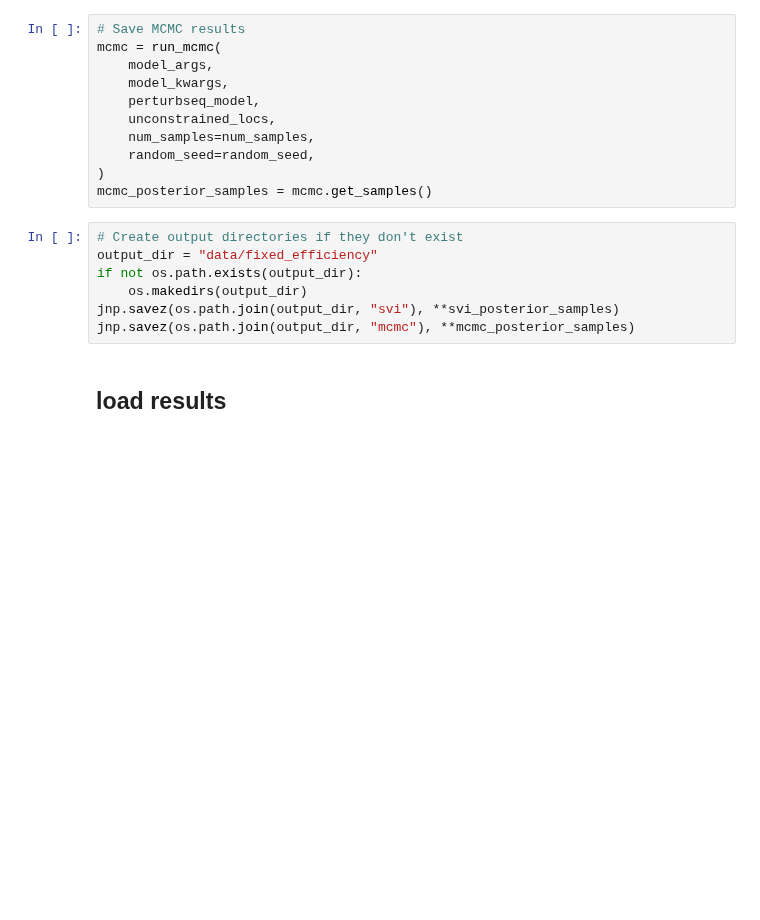
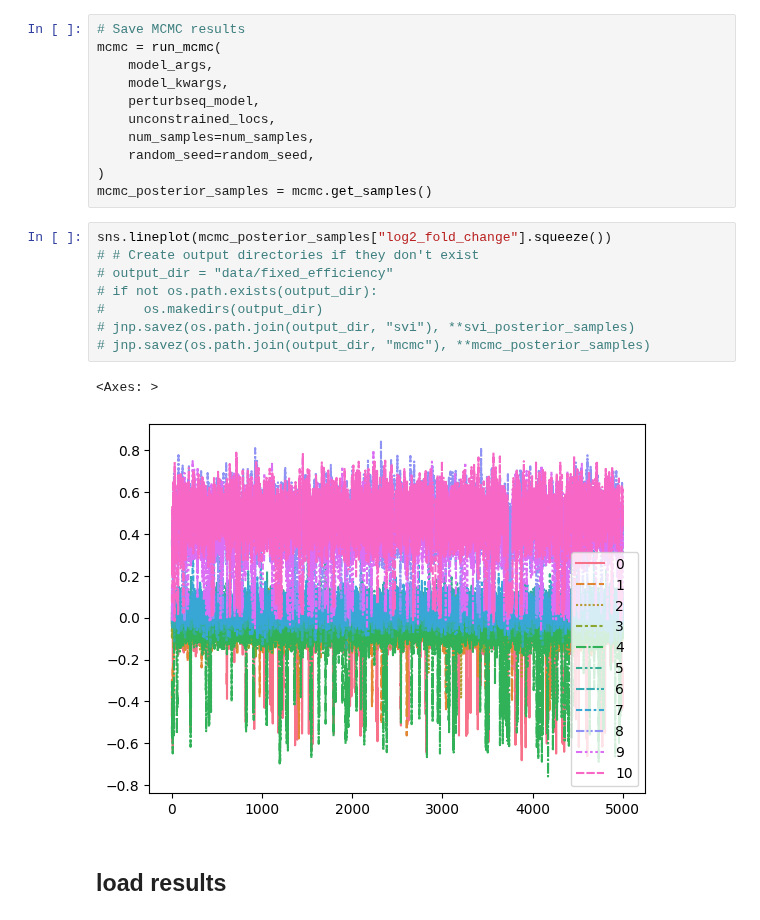
Before and after one commit to pinellolab/PerTurbo, a Jupyter notebook: docs/notebooks/fixed_efficiency.ipynb, the cells around one changed output. Drawn from its saved outputs; the diff is of its cells as text; blank space fills up the shorter version.

```diff
--- a/docs/notebooks/fixed_efficiency.ipynb
+++ b/docs/notebooks/fixed_efficiency.ipynb
@@ -241,12 +181,16 @@ mcmc = run_mcmc(
 )
 mcmc_posterior_samples = mcmc.get_samples()
 # %%
-# Create output directories if they don't exist
-output_dir = "data/fixed_efficiency"
-if not os.path.exists(output_dir):
-    os.makedirs(output_dir)
-jnp.savez(os.path.join(output_dir, "svi"), **svi_posterior_samples)
-jnp.savez(os.path.join(output_dir, "mcmc"), **mcmc_posterior_samples)
+sns.lineplot(mcmc_posterior_samples["log2_fold_change"].squeeze())
+# # Create output directories if they don't exist
+# output_dir = "data/fixed_efficiency"
+# if not os.path.exists(output_dir):
+#     os.makedirs(output_dir)
+# jnp.savez(os.path.join(output_dir, "svi"), **svi_posterior_samples)
+# jnp.savez(os.path.join(output_dir, "mcmc"), **mcmc_posterior_samples)
+# %% [output]
+<Axes: >
+[figure, added]
 # %% [markdown]
 ## load results
 # %%
```
Also changed, not shown: parts of 18 cells of this notebook, 4 other files.
